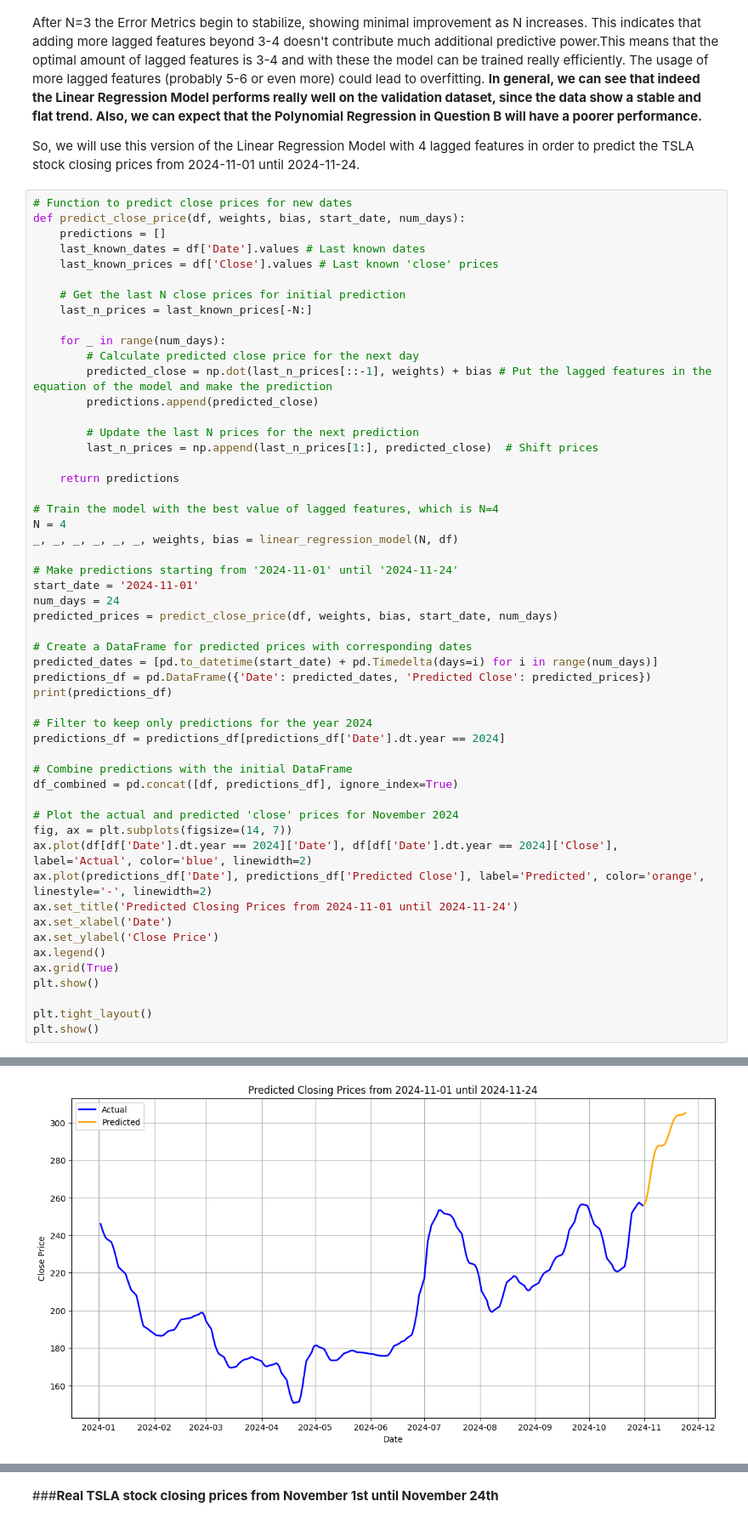
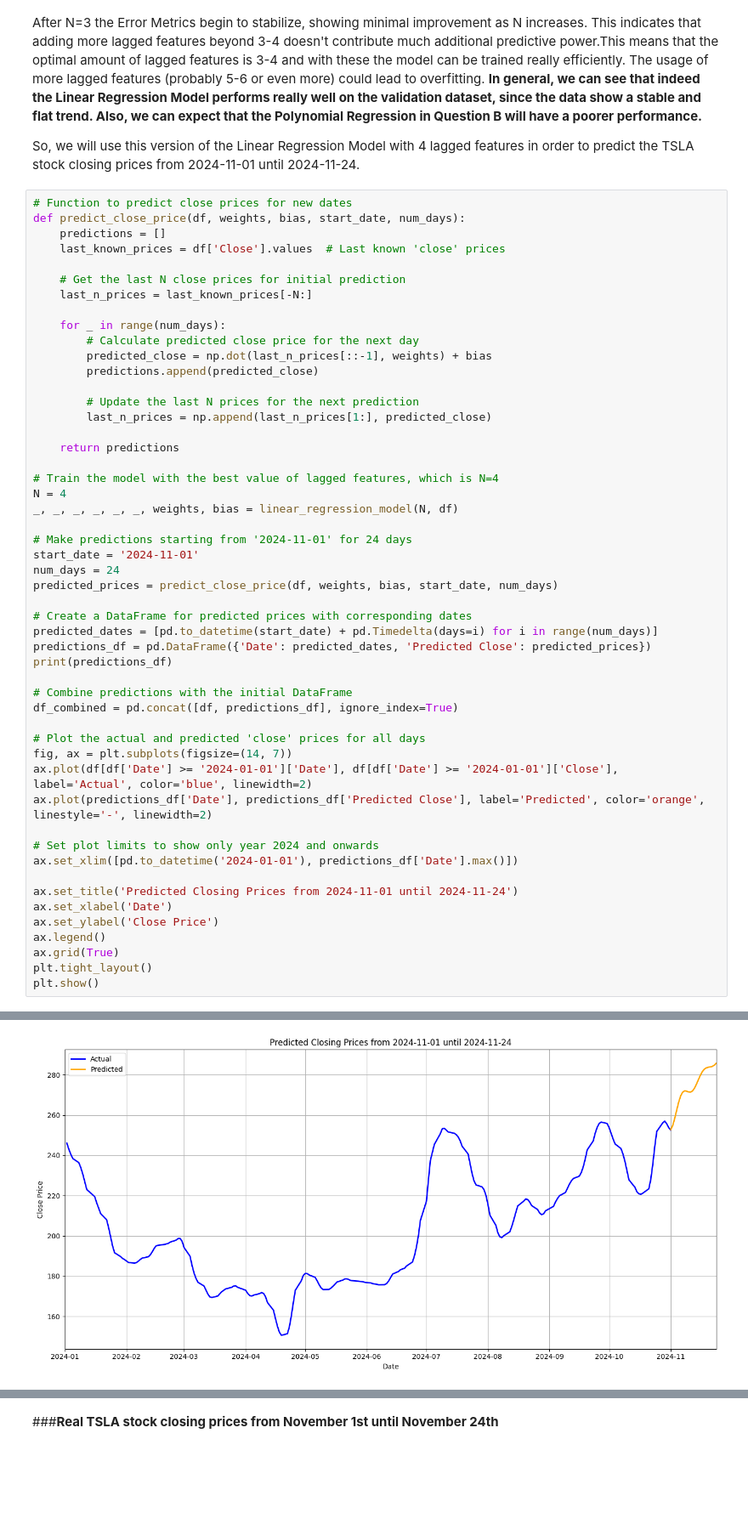
Before and after one commit to miltiadiss/CEID_NE5237-Decision-Theory, a Jupyter notebook: TSLA_stock_price_prediction.ipynb, the cells around one changed output, grey strips where cells are left out. Shown at 85% size. Drawn from its saved outputs; the diff is of its cells as text; blank space fills up the shorter version.

```diff
--- a/TSLA_stock_price_prediction.ipynb
+++ b/TSLA_stock_price_prediction.ipynb
@@ -226,19 +226,18 @@ So, we will use this version of the Linear Regression Model with 4 lagged featur
 # Function to predict close prices for new dates
 def predict_close_price(df, weights, bias, start_date, num_days):
     predictions = []
-    last_known_dates = df['Date'].values # Last known dates
-    last_known_prices = df['Close'].values # Last known 'close' prices
+    last_known_prices = df['Close'].values  # Last known 'close' prices
 
     # Get the last N close prices for initial prediction
     last_n_prices = last_known_prices[-N:]
 
     for _ in range(num_days):
         # Calculate predicted close price for the next day
-        predicted_close = np.dot(last_n_prices[::-1], weights) + bias # Put the lagged features in the equation of the model and make the prediction
+        predicted_close = np.dot(last_n_prices[::-1], weights) + bias
         predictions.append(predicted_close)
 
         # Update the last N prices for the next prediction
-        last_n_prices = np.append(last_n_prices[1:], predicted_close)  # Shift prices
+        last_n_prices = np.append(last_n_prices[1:], predicted_close)
 
     return predictions
 
@@ -246,7 +245,7 @@ def predict_close_price(df, weights, bias, start_date, num_days):
 N = 4
 _, _, _, _, _, _, weights, bias = linear_regression_model(N, df)
 
-# Make predictions starting from '2024-11-01' until '2024-11-24'
+# Make predictions starting from '2024-11-01' for 24 days
 start_date = '2024-11-01'
 num_days = 24
 predicted_prices = predict_close_price(df, weights, bias, start_date, num_days)
@@ -256,23 +255,22 @@ predicted_dates = [pd.to_datetime(start_date) + pd.Timedelta(days=i) for i in ra
 predictions_df = pd.DataFrame({'Date': predicted_dates, 'Predicted Close': predicted_prices})
 print(predictions_df)
 
-# Filter to keep only predictions for the year 2024
-predictions_df = predictions_df[predictions_df['Date'].dt.year == 2024]
-
 # Combine predictions with the initial DataFrame
 df_combined = pd.concat([df, predictions_df], ignore_index=True)
 
-# Plot the actual and predicted 'close' prices for November 2024
+# Plot the actual and predicted 'close' prices for all days
 fig, ax = plt.subplots(figsize=(14, 7))
-ax.plot(df[df['Date'].dt.year == 2024]['Date'], df[df['Date'].dt.year == 2024]['Close'], label='Actual', color='blue', linewidth=2)
+ax.plot(df[df['Date'] >= '2024-01-01']['Date'], df[df['Date'] >= '2024-01-01']['Close'], label='Actual', color='blue', linewidth=2)
 ax.plot(predictions_df['Date'], predictions_df['Predicted Close'], label='Predicted', color='orange', linestyle='-', linewidth=2)
+
+# Set plot limits to show only year 2024 and onwards
+ax.set_xlim([pd.to_datetime('2024-01-01'), predictions_df['Date'].max()])
+
 ax.set_title('Predicted Closing Prices from 2024-11-01 until 2024-11-24')
 ax.set_xlabel('Date')
 ax.set_ylabel('Close Price')
 ax.legend()
 ax.grid(True)
-plt.show()
-
 plt.tight_layout()
 plt.show()
 # %% [output]
@@ -296 +294 @@ plt.show()
-[figure, old version]
+[figure, new version]
```
Also changed, not shown: parts of 15 cells of this notebook.
